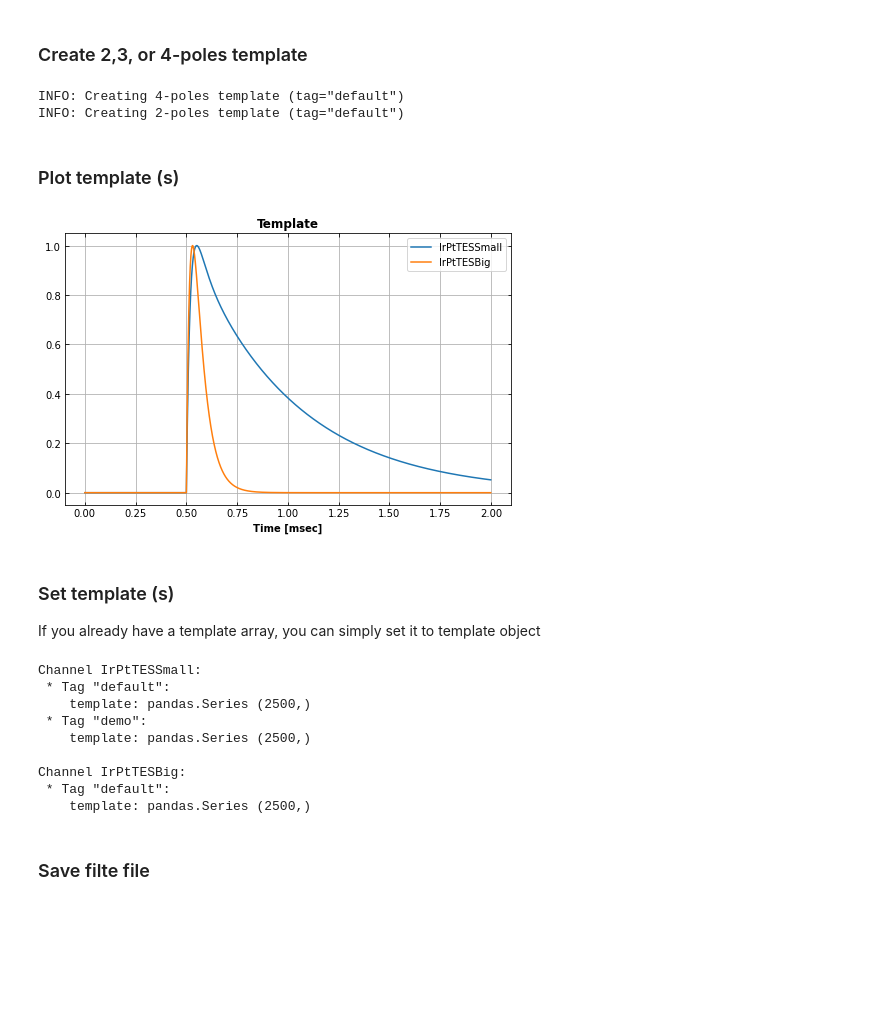
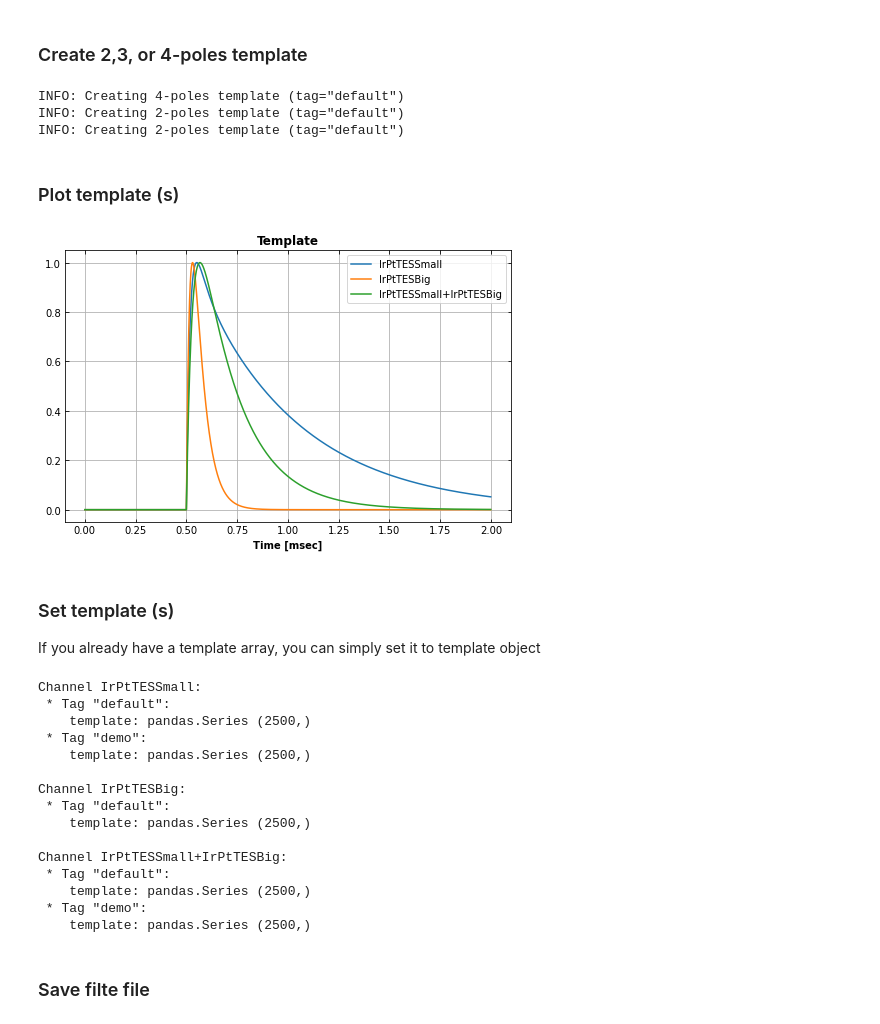
Before and after one commit to spice-herald/detprocess, a Jupyter notebook: examples/template_generation.ipynb, the cells around one changed output. Cells and saved outputs as stored; diff of their text form; code cells hidden in the pictures; blank space fills up the shorter version.

Commit message:
add sum of pulses for demo

```diff
--- a/examples/template_generation.ipynb
+++ b/examples/template_generation.ipynb
@@ -24,15 +24,21 @@ template_gen.create_template('IrPtTESSmall',
 template_gen.create_template('IrPtTESBig',
                              trace_length_msec=2, pretrigger_length_msec=0.5, sample_rate=1.25e6,
                              tau_r=20e-6, tau_f1=50e-6)
+
+# let's create a template for sum of the two channels
+template_gen.create_template('IrPtTESSmall+IrPtTESBig',
+                             trace_length_msec=2, pretrigger_length_msec=0.5, sample_rate=1.25e6,
+                             tau_r=30e-6, tau_f1=200e-6)
 # %% [output]
 INFO: Creating 4-poles template (tag="default")
 INFO: Creating 2-poles template (tag="default")
+INFO: Creating 2-poles template (tag="default")
 # %% [markdown]
 ### Plot template (s)
 # %%
-template_gen.plot_template(['IrPtTESSmall','IrPtTESBig'])
+template_gen.plot_template(['IrPtTESSmall','IrPtTESBig', 'IrPtTESSmall+IrPtTESBig'])
 # %% [output]
-[figure, old version]
+[figure, new version]
 # %% [markdown]
 ### Set template (s)
 
@@ -45,6 +51,12 @@ template_array, t = template_gen.get_template('IrPtTESSmall')
 template_gen.set_template('IrPtTESSmall', template_array, sample_rate=1.25e6,
                           pretrigger_length_msec=0.5, tag='demo')
 
+# set (we need to specific pretrigger and sample rate as it is not known)
+template_gen.set_template('IrPtTESSmall+IrPtTESBig', template_array, sample_rate=1.25e6,
+                          pretrigger_length_msec=0.5, tag='demo')
+
+
+
 # let's see what is stored
 template_gen.describe()
 # %% [output]
@@ -57,6 +69,12 @@ Channel IrPtTESSmall:
 Channel IrPtTESBig:
  * Tag "default":
     template: pandas.Series (2500,)
+
+Channel IrPtTESSmall+IrPtTESBig:
+ * Tag "default":
+    template: pandas.Series (2500,)
+ * Tag "demo":
+    template: pandas.Series (2500,)
 # %% [markdown]
 ### Save filte file
 # %%
```
Also changed, not shown: parts of 2 cells of this notebook.
